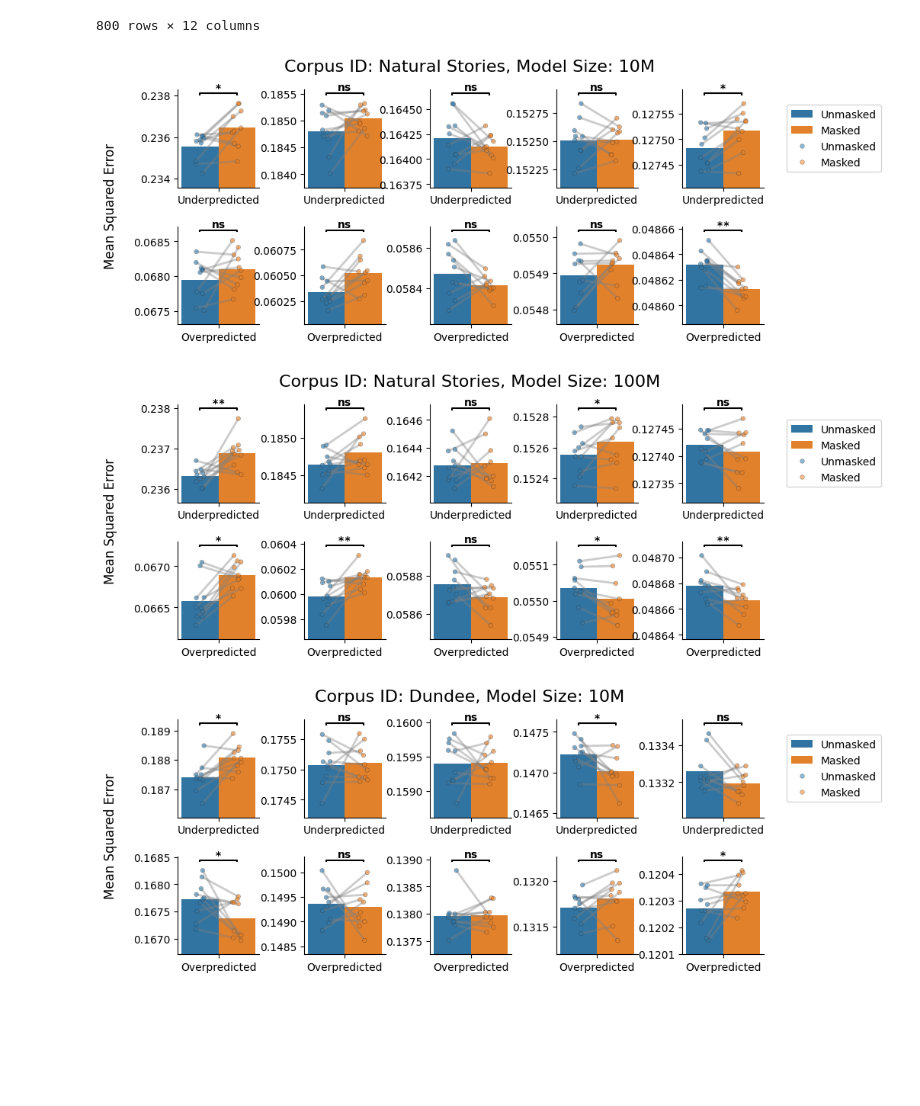
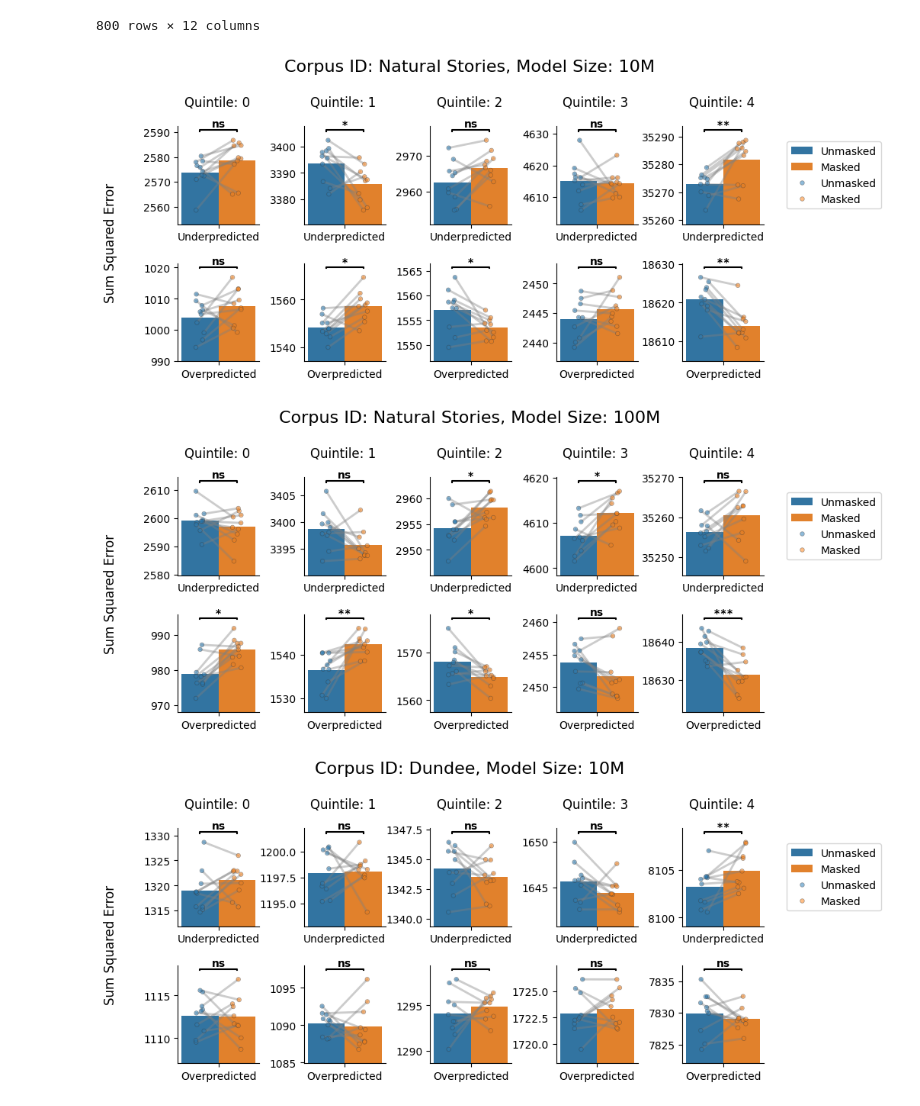
Before and after one commit to drhanjones/ss-llm, a Jupyter notebook: nanoGPT/eval/additional_analysis/word_quintile_analysis.ipynb, the cells around one changed output. Drawn from its saved outputs; the diff is of its cells as text; code cells hidden in the pictures; blank space fills up the shorter version.

```diff
--- a/nanoGPT/eval/additional_analysis/word_quintile_analysis.ipynb
+++ b/nanoGPT/eval/additional_analysis/word_quintile_analysis.ipynb
@@ -544,8 +544,8 @@ model_quintile_analysis_df_2
 | 399 | 6839427 | 2 | 4 | 0.126573 | 0.215914 | 15936.774673 | 125910 |
 400 rows × 7 columns
 # %%
-# model_quintile_analysis_df = pd.read_csv("/home/abishekthamma/PycharmProjects/masters_thesis/ss-llm/nanoGPT/eval/additional_analysis/model_quintile_analysis_df.csv")
-model_quintile_analysis_df = model_quintile_analysis_df_2.copy()
+model_quintile_analysis_df = pd.read_csv("/home/abishekthamma/PycharmProjects/masters_thesis/ss-llm/nanoGPT/eval/additional_analysis/model_quintile_analysis_df_spacylogprobs.csv")
+# model_quintile_analysis_df = model_quintile_analysis_df_2.copy()
 
 model_quintile_analysis_df = model_quintile_analysis_df.merge(model_list_df, on="ModelID", how="left")
 #model_quintile_analysis_df
@@ -593,6 +593,7 @@ from tqdm.auto import tqdm
 import numpy as np
 #Create 4x1 Subfigures and within each, 11 subplots for each POSTag
 
+sse_or_mse = "MSE_mean"
 for i, corpus_id in tqdm(enumerate(["Natural Stories", "Dundee"])):
     for j, model_size in tqdm(enumerate(["10M", "100M"])):
         # ax = axes[i, j]
@@ -600,46 +601,51 @@ for i, corpus_id in tqdm(enumerate(["Natural Stories", "Dundee"])):
         # ax = axes[index]
         #ax = fig.add_subplot(2, 2, index + 1)
         #Create 11 plots for each POSTag
-        fig, axes = plt.subplots(2, 3, figsize=(16, 8))
+        fig, axes = plt.subplots(2, 3, figsize=(8, 4))
         fig.subplots_adjust(hspace=0.4, wspace=0.6)
         fig.suptitle(f"Corpus ID: {corpus_id}, Model Size: {model_size}", fontsize=16)
+        fig.supylabel("Sum Squared Error (SSE)") if sse_or_mse == "SSE" else fig.supylabel("Mean Squared Error (MSE)")
         for k, quintile in tqdm(enumerate(model_quintile_analysis_df["QuintilesA3"].unique())):
             ax = axes[k // 3, k % 3]
             subset = model_quintile_analysis_df[(model_quintile_analysis_df["CorpusID"] == corpus_id) & (model_quintile_analysis_df["Dataset"] == model_size) & (model_quintile_analysis_df["QuintilesA3"] == quintile)].copy()
             #Make POSTag as not categorical
             subset["QuintilesA3"] = subset.QuintilesA3.astype(str)
-            sns.barplot(x="QuintilesA3", y="MSE_mean", hue="MaskType", data=subset, ax=ax, errorbar=None)
-            sns.stripplot(x="QuintilesA3", y="MSE_mean", hue="MaskType",  data=subset, ax=ax, dodge=True, alpha=0.5, linewidth=0.5, size=4)
+            sns.barplot(x="QuintilesA3", y=sse_or_mse, hue="MaskType", data=subset, ax=ax, errorbar=None)
+            sns.stripplot(x="QuintilesA3", y=sse_or_mse, hue="MaskType",  data=subset, ax=ax, dodge=True, alpha=0.5, linewidth=0.5, size=4)
             # ax.set_title(f"POSTag: {postag}")
 
             ax.set_xlabel("")
             if k == 0 or k == 6:
-                ax.set_ylabel("Mean Squared Error")
+                ax.set_ylabel("")
             else:
                 ax.set_ylabel("")
 
             connect_dots_ib(ax, alpha=0.4, col='grey', linewidth=2)
             # Annotate the plot with significance stars
             #Find Max and Min Y limit as measure of max and and min delta
-            max_y = subset["MSE_mean"].max()
-            min_y = subset["MSE_mean"].min()
+            max_y = subset[sse_or_mse].max()
+            min_y = subset[sse_or_mse].min()
 
             ydelta = max_y - min_y
 
             delta_per = 0.2
             ax.set_ylim(min_y - ydelta * delta_per, max_y + ydelta * delta_per)
 
-            annotate_given_colid_ib_gen(ax, subset, y_frac=0.95, h_frac=0.01, x_col="QuintilesA3", pivot_col="MaskType", value_column="MSE_mean")
+            annotate_given_colid_ib_gen(ax, subset, y_frac=0.95, h_frac=0.01, x_col="QuintilesA3", pivot_col="MaskType", value_column=sse_or_mse)
             sns.despine(ax=ax, top=True, right=True)
             # ax.get_legend().remove()
-            if k!=10:
+            if k!=4:
                 ax.get_legend().remove()
             else:
                 ax.legend(loc="center right", bbox_to_anchor=(2.5, 0.5))
-        #fig.delaxes(axes[1, 3])  # Remove the last empty subplot
+
+            if k ==4 and i == 0 and j == 1:
+                print(max_y, min_y, ydelta)
+                print("Y limits", ax.get_ylim())
+        fig.delaxes(axes[1, 2])  # Remove the last empty subplot
 
 
         # Save the figure
-        plot_name = f"QuintilesA3{corpus_id}_{model_size}_full_corpus_MSE.png"
-        #save_matplot_fig(fig, plot_name, dpi = 1000, folders_path="POSTag_MSE")
+        plot_name = f"QuintilesA3{corpus_id}_{model_size}_full_corpus_{sse_or_mse}.png"
+        save_matplot_fig(fig, plot_name, dpi = 1000, folders_path=f"quintilesspacy_{sse_or_mse}")
 # %% [output]
@@ -742,7 +748,7 @@ from tqdm.auto import tqdm
 # fig, axes = plt.subplots(4, 1, figsize=(16, 8), sharex=True)
 import numpy as np
 #Create 4x1 Subfigures and within each, 11 subplots for each POSTag
-sse_or_mse = "MSE_mean"
+sse_or_mse = "SSE"
 for i, corpus_id in tqdm(enumerate(["Natural Stories", "Dundee"])):
     for j, model_size in tqdm(enumerate(["10M", "100M"])):
         # ax = axes[i, j]
@@ -755,12 +761,13 @@ for i, corpus_id in tqdm(enumerate(["Natural Stories", "Dundee"])):
         # fig.suptitle(f"Corpus ID: {corpus_id}, Model Size: {model_size}", fontsize=16)
         fig = plt.figure(figsize=(8, 4))
         subfigs = fig.subfigures(1, 5, wspace=0.2, hspace=0.2)
-        fig.suptitle(f"Corpus ID: {corpus_id}, Model Size: {model_size}", fontsize=16)
+        fig.suptitle(f"Corpus ID: {corpus_id}, Model Size: {model_size}", fontsize=16, y=1.1)
         for k, quintile in tqdm(enumerate(model_quintile_analysis_underover_df["QuintilesA3"].unique())):
             if k == 0:
                 fig.supylabel("Sum Squared Error", x=-0.1)  if sse_or_mse == "SSE" else fig.supylabel("Mean Squared Error", x=-0.1)
             axes = subfigs[k].subplots(2, 1)
             subfigs[k].subplots_adjust(hspace=0.4, wspace=0.6)
+            subfigs[k].suptitle(f"Quintile: {quintile}")
             for l, uop in enumerate(["Underpredicted", "Overpredicted"]):
                 ax = axes[l]
 
@@ -780,33 +787,33 @@ for i, corpus_id in tqdm(enumerate(["Natural Stories", "Dundee"])):
 
                 connect_dots_ib(ax, alpha=0.4, col='grey', linewidth=2)
                 # Annotate the plot with significance stars
                 #Find Max and Min Y limit as measure of max and and min delta
                 max_y = subset[sse_or_mse].max()
                 min_y = subset[sse_or_mse].min()
 
                 ydelta = max_y - min_y
 
                 delta_per = 0.2
                 ax.set_ylim(min_y - ydelta * delta_per, max_y + ydelta * delta_per)
 
                 annotate_given_colid_ib_gen(ax, subset, y_frac=0.95, h_frac=0.01, x_col="underover", pivot_col="MaskType", value_column=sse_or_mse)
                 sns.despine(ax=ax, top=True, right=True)
                 # ax.get_legend().remove()
                 if k!=4:
                     ax.get_legend().remove()
                 else:
                     if l == 0:
                         ax.legend(loc="center right", bbox_to_anchor=(2.5, 0.5))
                     else:
                         ax.get_legend().remove()
                     #ax.legend(loc="center right", bbox_to_anchor=(2.5, 0.5))
             #fig.delaxes(axes[1, 3])  # Remove the last empty subplot
 
 
         # Save the figure
         plot_name = f"QuintilesA3{corpus_id}_{model_size}_full_corpus_{sse_or_mse}.png"
         save_matplot_fig(fig, plot_name, dpi = 1000, folders_path=f"Quintile_Spacy_UnderOver_{sse_or_mse}")
 # %% [output]
-[figure, old version]
+[figure, new version]
-[figure, old version]
+[figure, new version]
-[figure, old version]
+[figure, new version]
```
Also changed, not shown: parts of 3 cells of this notebook, 23 other files.
